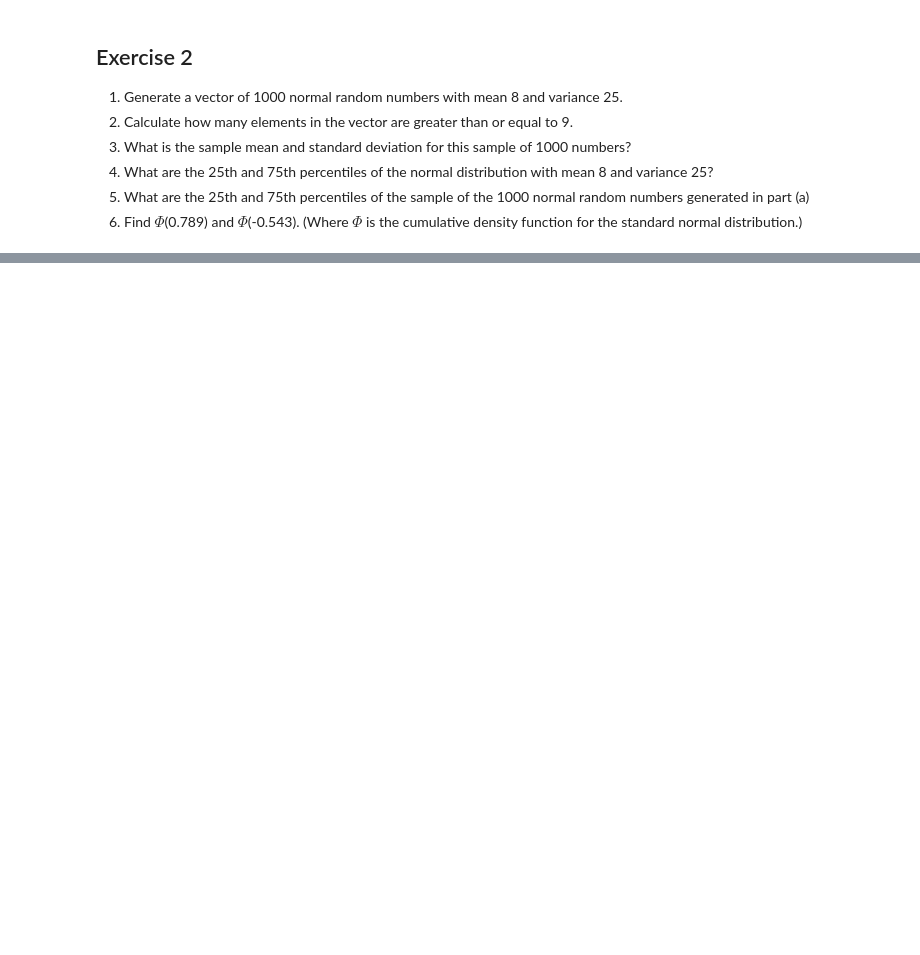
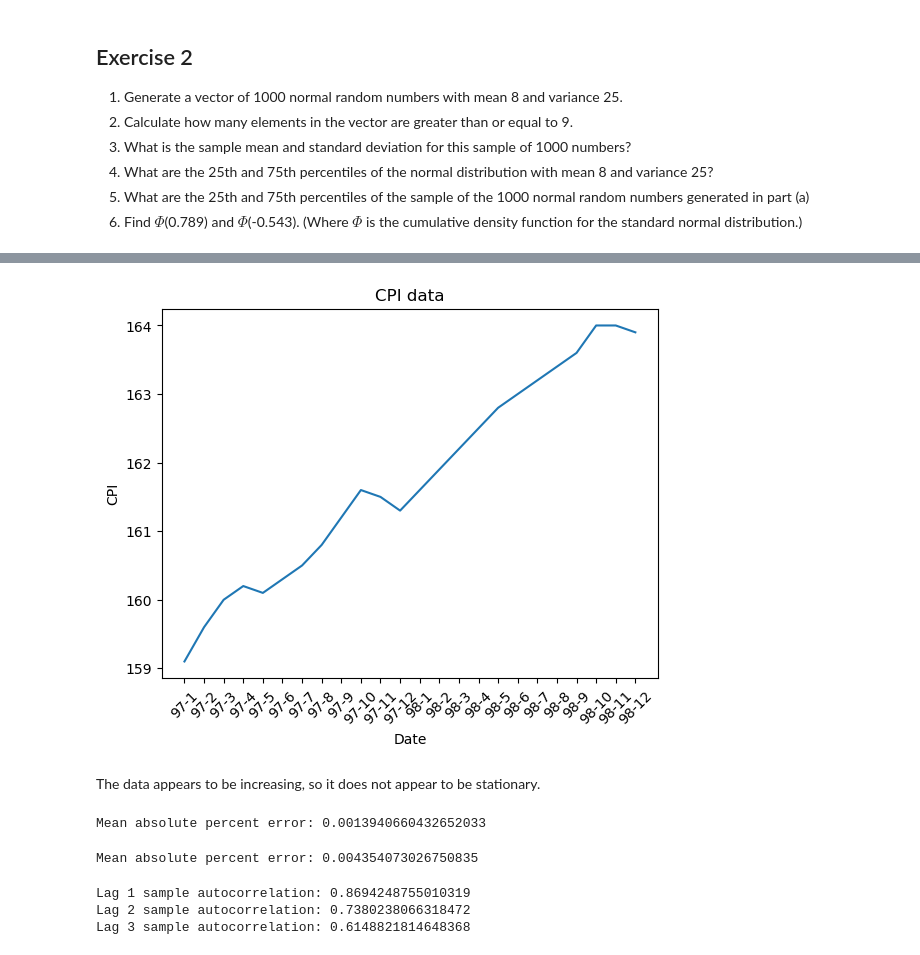
Before and after one commit to marcoswastaken/ocw_15_075_hw, a Jupyter notebook: ch2_hw.ipynb, the cells around one changed output, grey strips where cells are left out. Saved outputs shown, nothing was run; the diff lists cells and outputs as text; code cells hidden in the pictures; blank space fills up the shorter version.

```diff
--- a/ch2_hw.ipynb
+++ b/ch2_hw.ipynb
@@ -56,0 +187,57 @@ std_dev = variance ** 0.5
+# %%
+cpi_dates = ['97-1', '97-2', '97-3', '97-4', '97-5', '97-6',
+             '97-7', '97-8', '97-9', '97-10', '97-11', '97-12',
+             '98-1', '98-2', '98-3', '98-4', '98-5', '98-6',
+             '98-7', '98-8', '98-9', '98-10', '98-11', '98-12']
+
+cpi_data = [159.1, 159.6, 160, 160.2, 160.1, 160.3,
+            160.5, 160.8, 161.2, 161.6, 161.5, 161.3,
+            161.6, 161.9, 162.2, 162.5, 162.8, 163,
+            163.2, 163.4, 163.6, 164, 164, 163.9]
+
+## Plot the CPI data
+plt.plot(cpi_dates, cpi_data)
+plt.xlabel('Date')
+plt.ylabel('CPI')
+plt.title('CPI data')
+plt.xticks(rotation=45)
+plt.show()
+# %% [output]
+[figure, added]
+# %% [markdown]
+The data appears to be increasing, so it does not appear to be stationary.
+# %%
+## Calculate the moving average of the CPI data with window size 3
+moving_average = [sum(cpi_data[i:i+3]) / 3 for i in range(len(cpi_data) - 2)]
+
+## Calculate the mean absolute percent error between the moving average and the CPI data
+mape = sum(abs(cpi_data[i+2] - moving_average[i]) / cpi_data[i+2] for i in range(len(moving_average))) / len(moving_average)
+print(f"Mean absolute percent error: {mape}")
+# %% [output]
+Mean absolute percent error: 0.0013940660432652033
+# %%
+## Calculate the exponential moving average of the CPI data with alpha 0.2
+exp_moving_average = [cpi_data[0]]
+for i in range(1, len(cpi_data)):
+    exp_moving_average.append(0.2 * cpi_data[i] + 0.8 * exp_moving_average[i-1])
+
+## Calculate the mean absolute percent error between the exponential moving average and the CPI data
+mape = sum(abs(cpi_data[i] - exp_moving_average[i]) / cpi_data[i] for i in range(len(exp_moving_average))) / len(exp_moving_average)
+print(f"Mean absolute percent error: {mape}")
+# %% [output]
+Mean absolute percent error: 0.004354073026750835
+# %%
+from statsmodels.tsa.stattools import acf
+## Calculate the lag 1 sample autocorrelation of the CPI data
+acf_1 = acf(cpi_data, nlags=1)[1]
+print(f"Lag 1 sample autocorrelation: {acf_1}")
+## Calculate the lag 2 sample autocorrelation of the CPI data
+acf_2 = acf(cpi_data, nlags=2)[2]
+print(f"Lag 2 sample autocorrelation: {acf_2}")
+## Calculate the lag 3 sample autocorrelation of the CPI data
+acf_3 = acf(cpi_data, nlags=3)[3]
+print(f"Lag 3 sample autocorrelation: {acf_3}")
+# %% [output]
+Lag 1 sample autocorrelation: 0.8694248755010319
+Lag 2 sample autocorrelation: 0.7380238066318472
+Lag 3 sample autocorrelation: 0.6148821814648368
```
Also changed, not shown: parts of 9 cells of this notebook, 1 other file.
